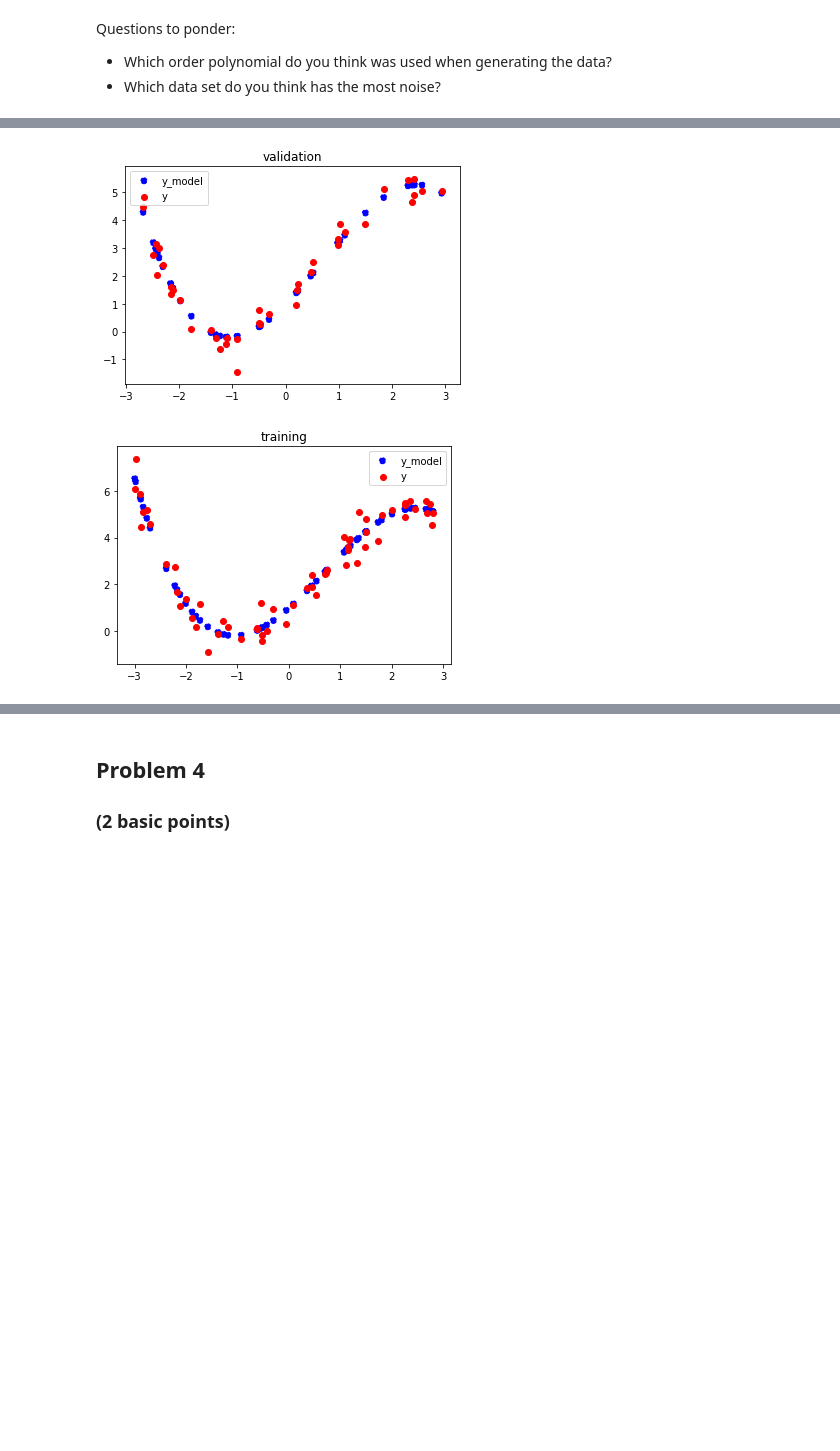
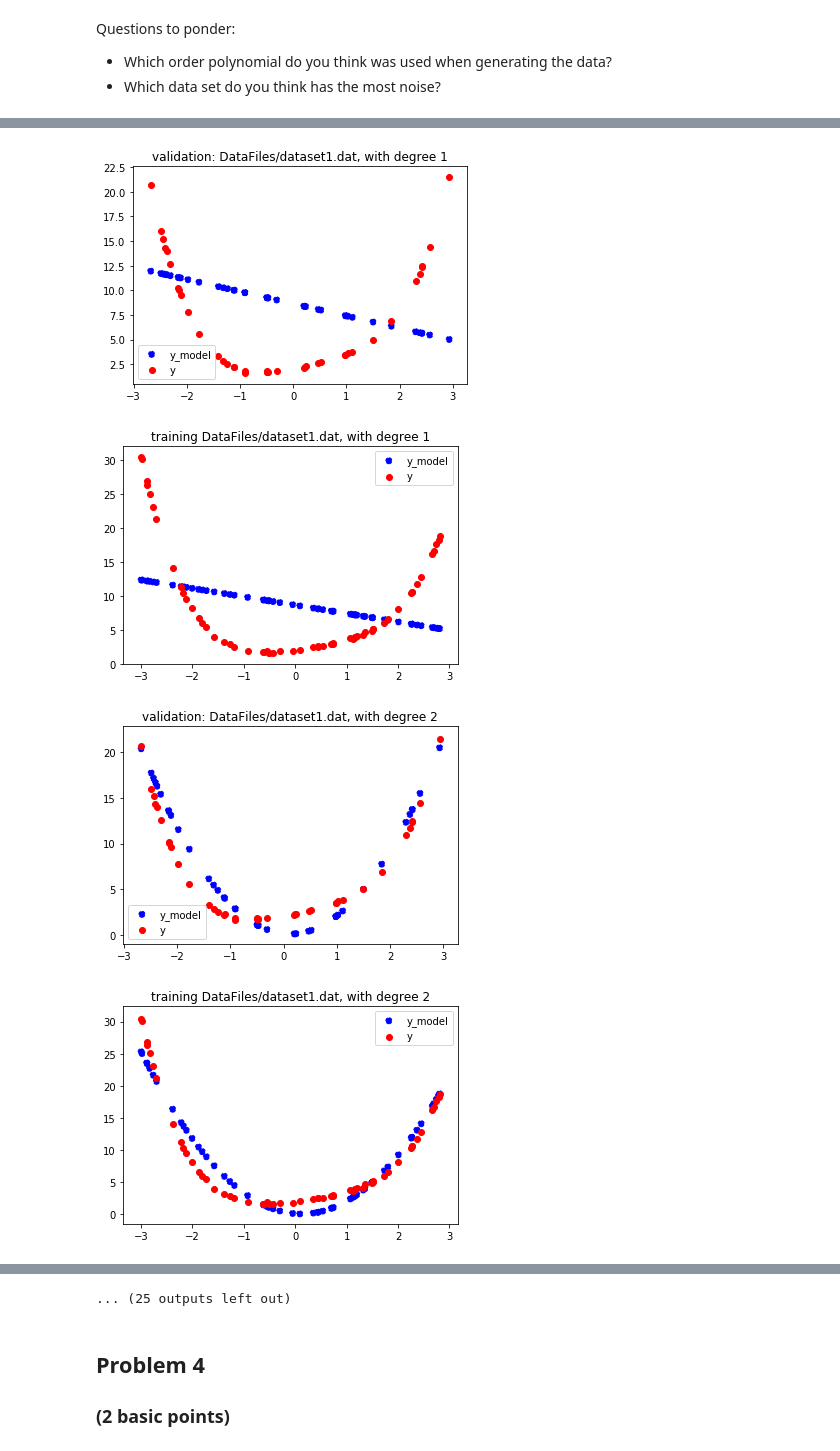
Before and after one commit to fraidowolf/tif285-project1, a Jupyter notebook: doc/pub/ProblemSets/Set1/TIF285_ProblemSet1.ipynb, the cells around one changed output, grey strips where cells are left out. Saved outputs shown, nothing was run; the diff lists cells and outputs as text; code cells hidden in the pictures; blank space fills up the shorter version.

```diff
--- a/doc/pub/ProblemSets/Set1/TIF285_ProblemSet1.ipynb
+++ b/doc/pub/ProblemSets/Set1/TIF285_ProblemSet1.ipynb
@@ -36,6 +36,7 @@ Ask the computer lab supervisors for assistance if needed.
 #
 import numpy as np
 import matplotlib.pyplot as plt
+plt.rcParams.update({'figure.max_open_warning': 0})
 # %% [markdown]
 ## Problem 2
 ### (3 basic points)
@@ -107,16 +108,20 @@ Each data files contains two columns. The first column corresponds to the indepe
 Questions to ponder:
 - Which order polynomial do you think was used when generating the data?
 - Which data set do you think has the most noise?
-# %%
-datafile = 'DataFiles/dataset2.dat'
-X, y = np.loadtxt(datafile, unpack=True)
-m = len(X)
-X = X.reshape(m,1); y = y.reshape(m,1)
-
-# built-in convenience function for splitting data
-from sklearn.model_selection import train_test_split
-X_train, X_val, y_train, y_val = train_test_split(X, y, train_size=0.6, random_state=42)
 # %%
+
+
+def load_data(datafile):
+    X, y = np.loadtxt(datafile, unpack=True)
+    m = len(X)
+    X = X.reshape(m,1); y = y.reshape(m,1)
+
+    # built-in convenience function for splitting data
+    from sklearn.model_selection import train_test_split
+    X_train, X_val, y_train, y_val = train_test_split(X, y, train_size=0.6, random_state=42)
+    return X_train, X_val, y_train, y_val
+
+
 from sklearn.preprocessing import PolynomialFeatures
 from sklearn.linear_model import LinearRegression
 
@@ -138,23 +143,32 @@ def mean_square_error(y,y_predict):
     MSE = np.mean((y-y_predict)**2)
     return MSE
 
+def main(deg, X_train, X_val, y_train, y_val, f):
+    poly_features = PolynomialFeatures(degree=deg, include_bias=False)
+    X_poly = poly_features.fit_transform(X_train)
+
+    lin_reg = LinearRegression()
+    lin_reg.fit(X_poly, y_train)
+
+    # validation set
+    y_predict = apply_model_function(lin_reg.intercept_, lin_reg.coef_, poly_features, X_val)
+    plot_fit(X_val, y_val, y_predict,'validation: ' + f + ', with degree ' + str(deg))
+    print('dataset: ', f, ', with degree ', deg)
+    print('validation MSE: ', mean_square_error(y_val, y_predict))
+
+    # training set
+    y_predict = apply_model_function(lin_reg.intercept_, lin_reg.coef_, poly_features, X_train)
+    plot_fit(X_train, y_train, y_predict,'training ' + f + ', with degree ' + str(deg))
+    print('training MSE: ', mean_square_error(y_train, y_predict))
+
+    print('bias: ',lin_reg.intercept_,', amplitudes: ', lin_reg.coef_)
 
 
-poly_features = PolynomialFeatures(degree=3, include_bias=False)
-X_poly = poly_features.fit_transform(X_train)
+datafiles = ['DataFiles/dataset1.dat', 'DataFiles/dataset2.dat', 'DataFiles/dataset3.dat']
+deg = [1,2,3,4,5,20]
 
-lin_reg = LinearRegression()
-lin_reg.fit(X_poly, y_train)
-
-# validation set
-y_predict = apply_model_function(lin_reg.intercept_, lin_reg.coef_, poly_features, X_val)
-plot_fit(X_val, y_val, y_predict,'validation')
-print('validation MSE: ', mean_square_error(y_val, y_predict))
-
-# training set
-y_predict = apply_model_function(lin_reg.intercept_, lin_reg.coef_, poly_features, X_train)
-plot_fit(X_train, y_train, y_predict,'training')
-print('training MSE: ', mean_square_error(y_train, y_predict))
-
-print(lin_reg.intercept_, lin_reg.coef_)
+for f in datafiles:
+    X_train, X_val, y_train, y_val = load_data(f)
+    for d in deg:
+        main(d, X_train, X_val, y_train, y_val, f)
 # %% [output]
@@ -164,2 +192,4 @@ training MSE:  0.24234932883432508
-[figure, old version]
+[figure, new version]
-[figure, old version]
+[figure, new version]
+[figure, added]
+[figure, added]
@@ -166,3 +203,4 @@ training MSE:  0.24234932883432508
+... (25 outputs left out)
 # %% [markdown]
 ## Problem 4
 ### (2 basic points)
```
Also changed, not shown: parts of 13 cells of this notebook.
